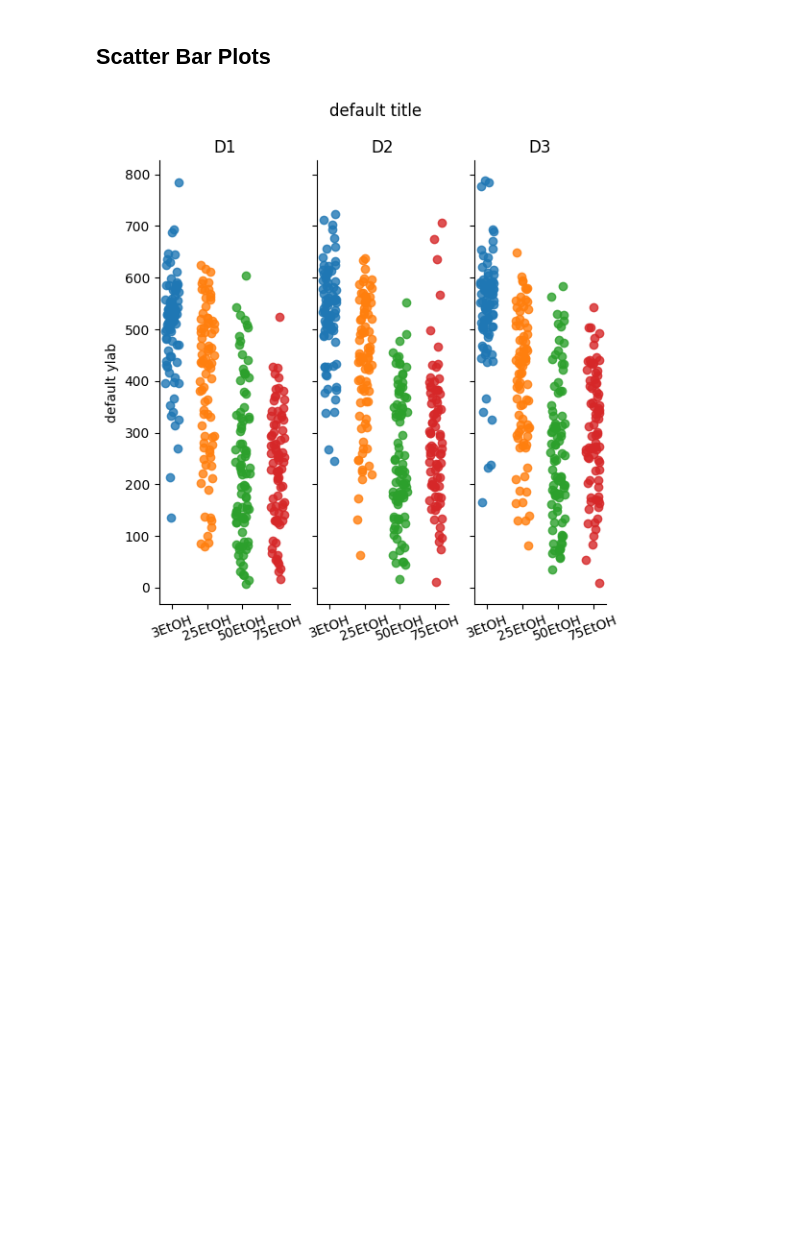
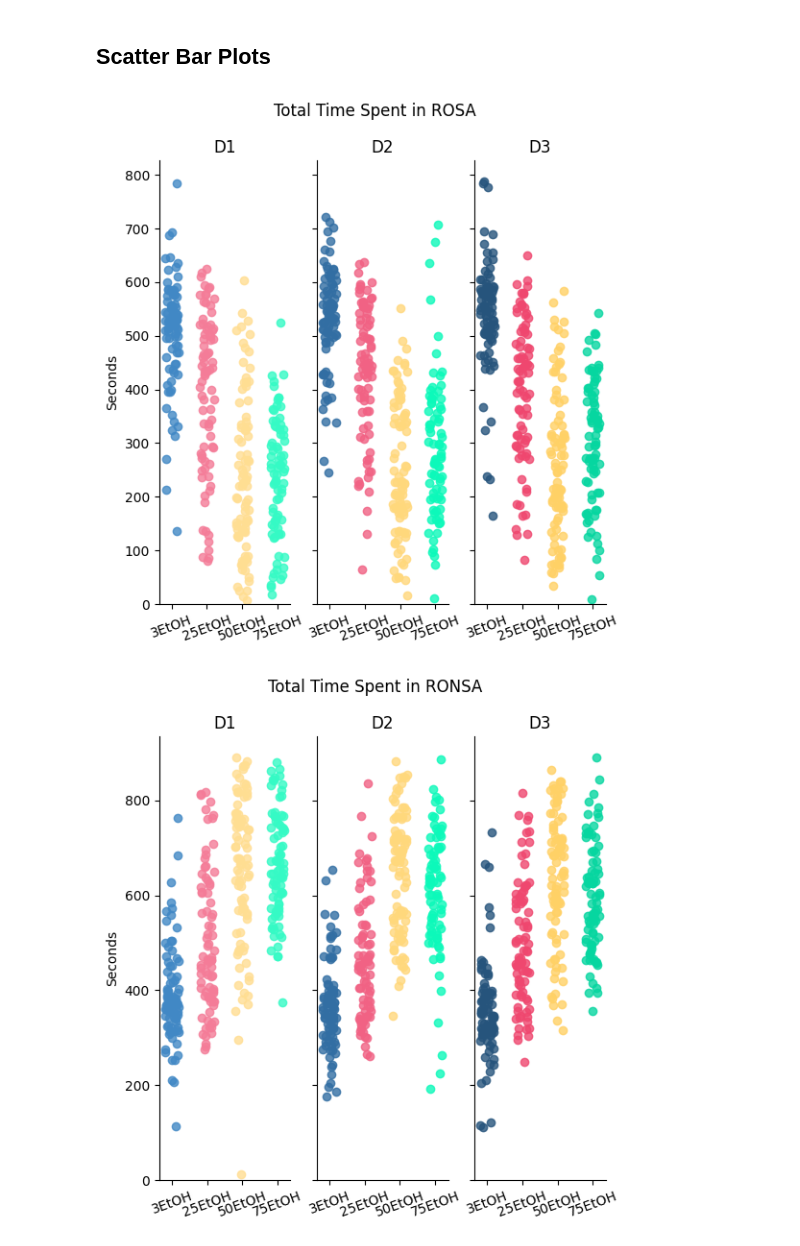
Before and after one commit to NelsonLe/OpenBARR-Data-Analysis, a Jupyter notebook: analyze.ipynb, the cells around one changed output. Saved outputs shown, nothing was run; the diff lists cells and outputs as text; code cells hidden in the pictures; blank space fills up the shorter version.

Commit message:
updated scatter_bar_plot function to allow custom y-axis and colors, set up some basic analysis graphs

```diff
--- a/analyze.ipynb
+++ b/analyze.ipynb
@@ -25,6 +25,14 @@ output_path = '/content/drive/MyDrive/0 Revamp/sample_data/output'
 # specify experimental conditions - this should be changed
 conditions = ['3EtOH', '25EtOH', '50EtOH', '75EtOH']
 days = ['D1', 'D2', 'D3']
+
+# specify some aesthetic stuff
+colors = [
+    ['#4188C5', '#326EA3', '#26547C'],  # for condition 0, 3EtOH, days 1, 2, and 3
+    ['#F47C98', '#F16284', '#EF476F'],  # for condition 1, 25Etoh, days 1, 2, and 3
+    ['#FFDE92', '#FFD87C', '#FFD166'],  # ...
+    ['#35FAC5', '#0CF9BA', '#06D6A0']
+  ]
 # %% [output]
 Drive already mounted at /content/drive; to attempt to forcibly remount, call drive.mount("/content/drive", force_remount=True).
 # %% [markdown]
@@ -245,4 +258,48 @@ def scatter_bar_plot(bouts_data, conditions_list, days, rosa, target_col, agg_fu
-# %%
-scatter_bar_plot(bouts_df, conditions, days, rosa=1, target_col='duration', agg_func='sum')
-# %% [output]
-[figure, removed]
+# %%
+# time
+# total time spent in rosa/ronsa
+scatter_bar_plot(bouts_df, conditions, days, rosa=1, target_col='duration', agg_func='sum',
+                 colors=colors, ylab='Seconds', plot_title='Total Time Spent in ROSA')
+scatter_bar_plot(bouts_df, conditions, days, rosa=0, target_col='duration', agg_func='sum',
+                 colors=colors, ylab='Seconds', plot_title='Total Time Spent in RONSA')
+
+# average time spent in rosa/ronsa, i also specify ylim_top in the rosa case \
+# if you need to change the max value of the y-axis
+scatter_bar_plot(bouts_df, conditions, days, rosa=1, target_col='duration', agg_func='mean', ylim_top=50,
+                 colors=colors, ylab='Seconds', plot_title='Average Time Spent in ROSA')
+scatter_bar_plot(bouts_df, conditions, days, rosa=0, target_col='duration', agg_func='mean',
+                 colors=colors, ylab='Seconds', plot_title='Average Time Spent in RONSA')
+
+
+# distance
+# TO-DO change distance units
+# total distance traveled in rosa/ronsa
+scatter_bar_plot(bouts_df, conditions, days, rosa=1, target_col='distance', agg_func='sum',
+                 colors=colors, ylab='Dist. unit', plot_title='Total Distance Traveled in ROSA')
+scatter_bar_plot(bouts_df, conditions, days, rosa=0, target_col='distance', agg_func='sum',
+                 colors=colors, ylab='Dist. unit', plot_title='Total Distance Traveled in RONSA')
+
+# average distance traveled in rosa/ronsa
+scatter_bar_plot(bouts_df, conditions, days, rosa=1, target_col='distance', agg_func='mean',
+                 colors=colors, ylab='Dist. unit', plot_title='Average Distance Traveled in ROSA')
+scatter_bar_plot(bouts_df, conditions, days, rosa=0, target_col='distance', agg_func='mean',
+                 colors=colors, ylab='Dist. unit', plot_title='Average Distance Traveled in RONSA')
+
+
+# TO-DO velocity
+
+# TO-DO total entries to rosa
+
+# TO-DO latency to reenter rosa = avg time spent in ronsa so need to ask
+
+# max depth
+# average max depth in rosa/ronsa
+scatter_bar_plot(bouts_df, conditions, days, rosa=1, target_col='max depth', agg_func='mean',
+                 colors=colors, ylab='Depth unit', plot_title='Average Depth in ROSA')
+scatter_bar_plot(bouts_df, conditions, days, rosa=0, target_col='max depth', agg_func='mean',
+                 colors=colors, ylab='Depth unit', plot_title='Average Depth in RONSA')
+
+# TO-DO samples
+# %% [output]
+[figure, added]
+[figure, added]
```
Also changed, not shown: parts of 2 cells of this notebook.
